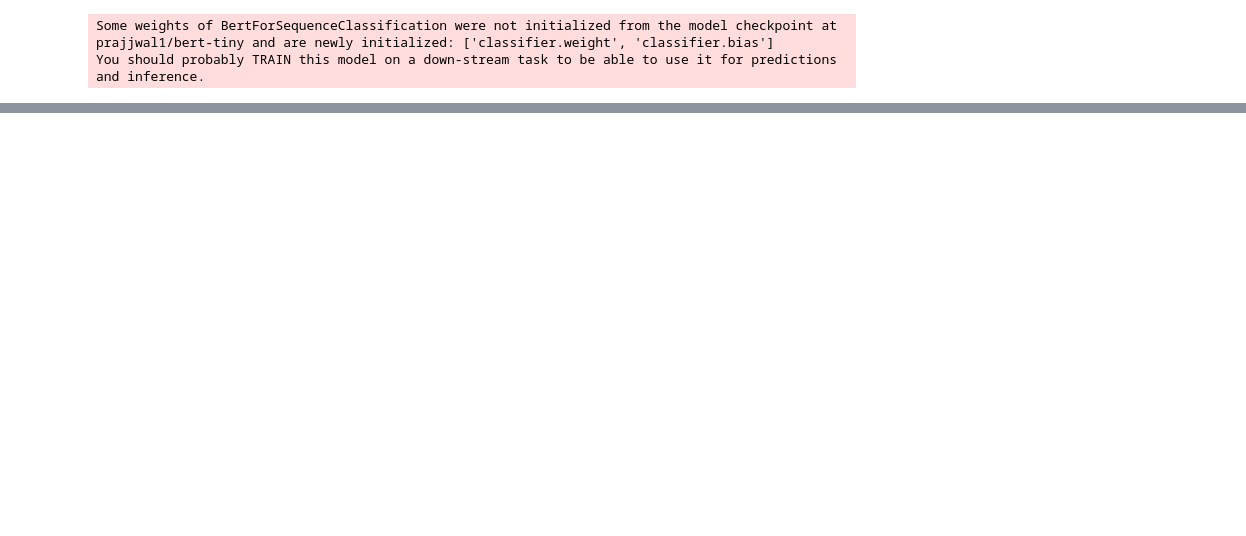
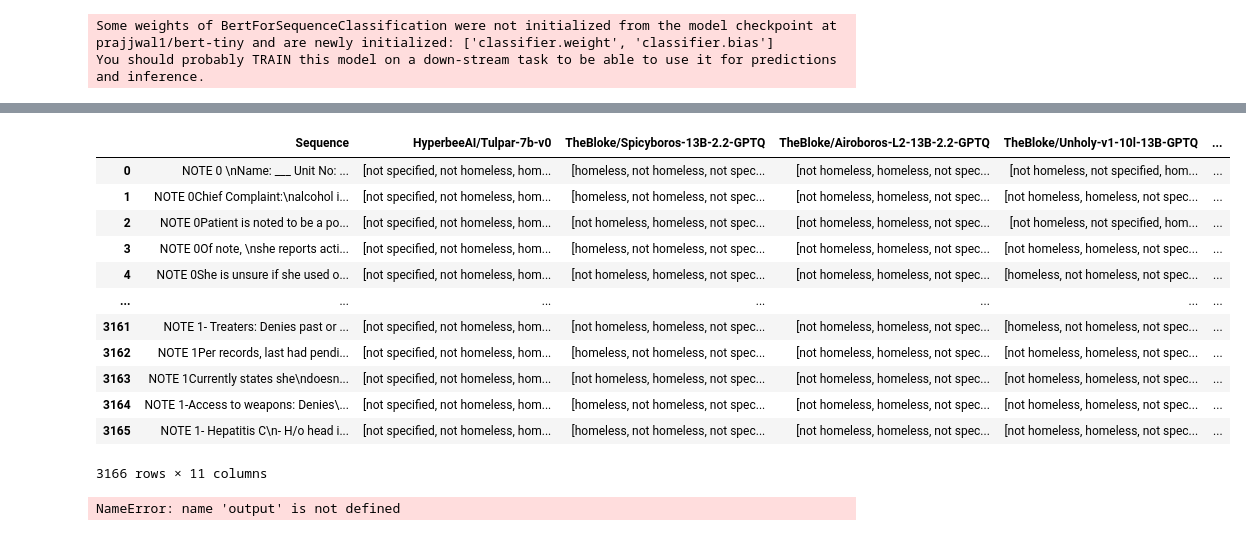
Before and after one commit to agoel33/SDOH, a Jupyter notebook: test.ipynb, the cells around one changed output, grey strips where cells are left out. Saved outputs shown, nothing was run; the diff lists cells and outputs as text; code cells hidden in the pictures; blank space fills up the shorter version.

```diff
--- a/test.ipynb
+++ b/test.ipynb
@@ -237,0 +224,10 @@ df_homeless
+# %%
+order = []
+sequence_specific = []
+for i in range(len(output)):
+    sequence_specific.append(output[:][i]['sequence'])
+    order.append(output[:][i]['labels'])
+# %%
+data = {'Sequence': sequence_specific, str(model_names[1]): order}
+# %%
+big_df = pd.DataFrame(data)
@@ -237,0 +250,15 @@ df_homeless
+# %%
+for models in model_names[3:]:
+    classifier = pipeline("zero-shot-classification", model = 'TheBloke/Airoboros-L2-13B-2.2-GPTQ', device_map= "auto")
+    candidate_label = ["homeless", "not specified", "not homeless"]
+    output = classifier(sequences_without_prompt[:100], candidate_label)
+    print("done")
+    order = []
+    sequence_specific = []
+    for i in range(len(output)):
+        sequence_specific.append(output[:][i]['sequence'])
+        order.append(output[:][i]['labels'])
+    data = {'Sequence': sequence_specific, str(models): order}
+    df = pd.DataFrame(data)
+    big_df = big_df.merge(df)
+    print("dataframe")
@@ -238,3 +303,26 @@ df_homeless
+# %%
+big_df
+# %% [output]
+|  | Sequence | HyperbeeAI/Tulpar-7b-v0 | TheBloke/Spicyboros-13B-2.2-GPTQ | TheBloke/Airoboros-L2-13B-2.2-GPTQ | TheBloke/Unholy-v1-10l-13B-GPTQ | ... |
+| 0 | NOTE 0 \nName: ___ Unit No: ... | [not specified, not homeless, hom... | [homeless, not homeless, not spec... | [not homeless, homeless, not spec... | [not homeless, not specified, hom... | ... |
+| 1 | NOTE 0Chief Complaint:\nalcohol i... | [not specified, not homeless, hom... | [homeless, not homeless, not spec... | [not homeless, homeless, not spec... | [not homeless, homeless, not spec... | ... |
+| 2 | NOTE 0Patient is noted to be a po... | [not specified, not homeless, hom... | [not homeless, homeless, not spec... | [not homeless, homeless, not spec... | [not homeless, not specified, hom... | ... |
+| 3 | NOTE 0Of note, \nshe reports acti... | [not specified, not homeless, hom... | [homeless, not homeless, not spec... | [not homeless, homeless, not spec... | [not homeless, homeless, not spec... | ... |
+| 4 | NOTE 0She is unsure if she used o... | [not specified, not homeless, hom... | [not homeless, homeless, not spec... | [not homeless, homeless, not spec... | [homeless, not homeless, not spec... | ... |
+| ... | ... | ... | ... | ... | ... | ... |
+| 3161 | NOTE 1- Treaters: Denies past or ... | [not specified, not homeless, hom... | [not homeless, homeless, not spec... | [not homeless, homeless, not spec... | [homeless, not homeless, not spec... | ... |
+| 3162 | NOTE 1Per records, last had pendi... | [not specified, not homeless, hom... | [homeless, not homeless, not spec... | [not homeless, homeless, not spec... | [not homeless, homeless, not spec... | ... |
+| 3163 | NOTE 1Currently states she\ndoesn... | [not specified, not homeless, hom... | [not homeless, homeless, not spec... | [not homeless, homeless, not spec... | [not homeless, homeless, not spec... | ... |
+| 3164 | NOTE 1-Access to weapons: Denies\... | [not specified, not homeless, hom... | [homeless, not homeless, not spec... | [not homeless, homeless, not spec... | [not homeless, homeless, not spec... | ... |
+| 3165 | NOTE 1- Hepatitis C\n- H/o head i... | [not specified, not homeless, hom... | [homeless, not homeless, not spec... | [not homeless, homeless, not spec... | [not homeless, homeless, not spec... | ... |
+3166 rows × 11 columns
+# %%
+data = {"Sequence": sequences[:2], "Output": output}
+
+# Create a dataframe from the dictionary
+df = pd.DataFrame(data)
+# %% [output]
+NameError: name 'output' is not defined
 # %%
 for i in range(50):
   print(i)
```
Also changed, not shown: parts of 18 cells of this notebook, 1 other file.
